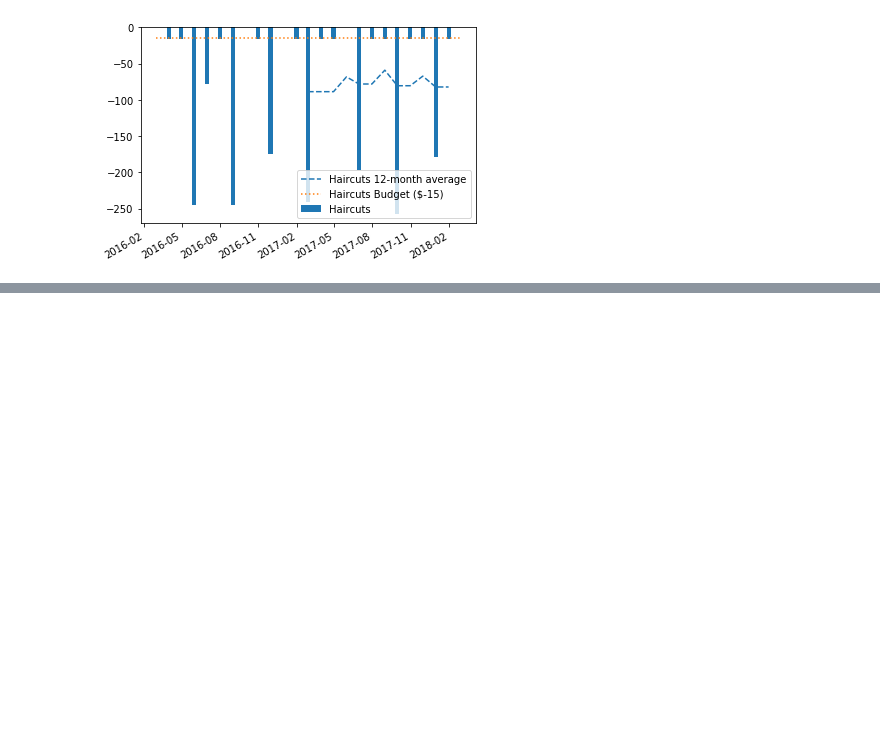
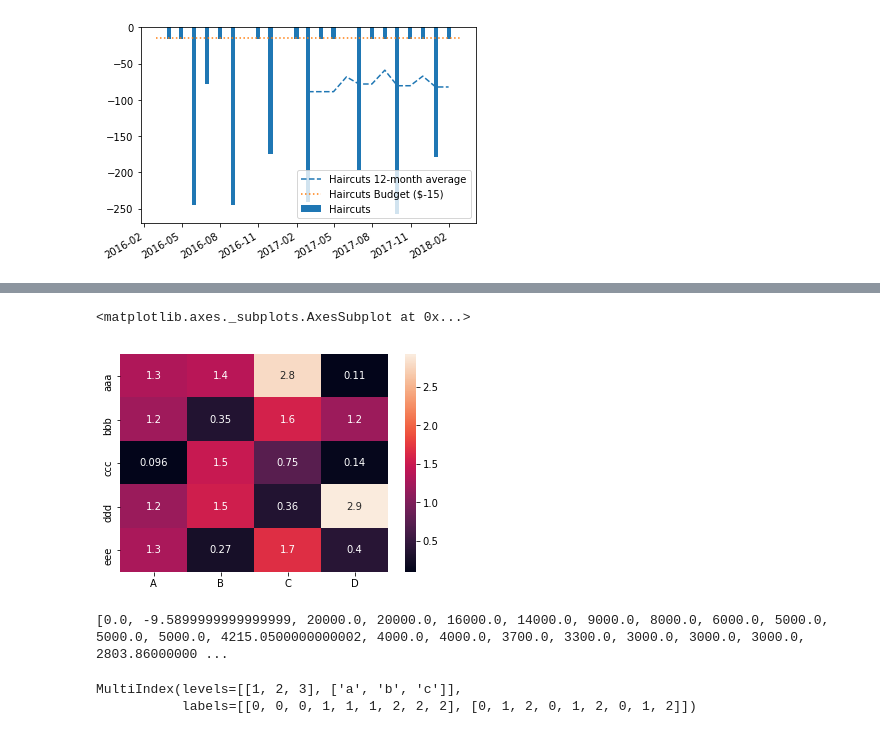
Before and after one commit to scribby182/Menthol, a Jupyter notebook: sandbox.ipynb, the cells around one changed output, grey strips where cells are left out. Saved outputs shown, nothing was run; the diff lists cells and outputs as text; code cells hidden in the pictures; blank space fills up the shorter version.

```diff
--- a/sandbox.ipynb
+++ b/sandbox.ipynb
@@ -163,0 +345,29 @@ dtype: int64
+# %%
+import numpy as np
+from pandas import DataFrame
+import seaborn as sns
+%matplotlib inline
+
+Index= ['aaa', 'bbb', 'ccc', 'ddd', 'eee']
+Cols = ['A', 'B', 'C', 'D']
+df = DataFrame(abs(np.random.randn(5, 4)), index=Index, columns=Cols)
+
+sns.heatmap(df, annot=True)
+# %% [output]
+<matplotlib.axes._subplots.AxesSubplot at 0x...>
+[figure, added]
+# %%
+import pandas as pd
+import numpy as np
+dates = all_trxs.get_dates()
+amounts = all_trxs.get_amounts()
+# print(amounts)
+# print(type(dates[0]))
+# print(dates)
+# %% [output]
+[0.0, -9.5899999999999999, 20000.0, 20000.0, 16000.0, 14000.0, 9000.0, 8000.0, 6000.0, 5000.0, 5000.0, 5000.0, 4215.0500000000002, 4000.0, 4000.0, 3700.0, 3300.0, 3000.0, 3000.0, 3000.0, 2803.86000000 ...
+# %%
+pd.MultiIndex.from_product([[1,2,3], ['a','b', 'c']])
+# %% [output]
+MultiIndex(levels=[[1, 2, 3], ['a', 'b', 'c']],
+           labels=[[0, 0, 0, 1, 1, 1, 2, 2, 2], [0, 1, 2, 0, 1, 2, 0, 1, 2]])
```
Also changed, not shown: parts of 33 cells of this notebook, 4 other files.
